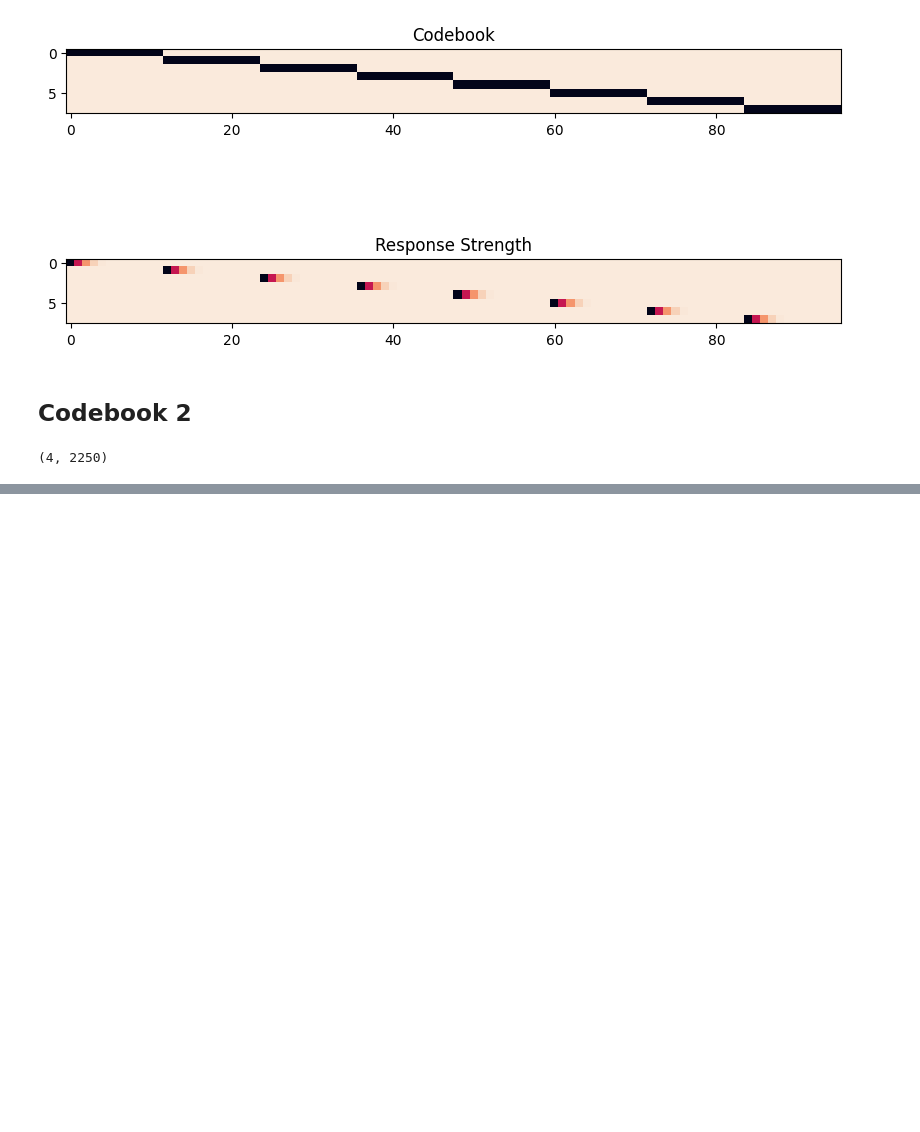
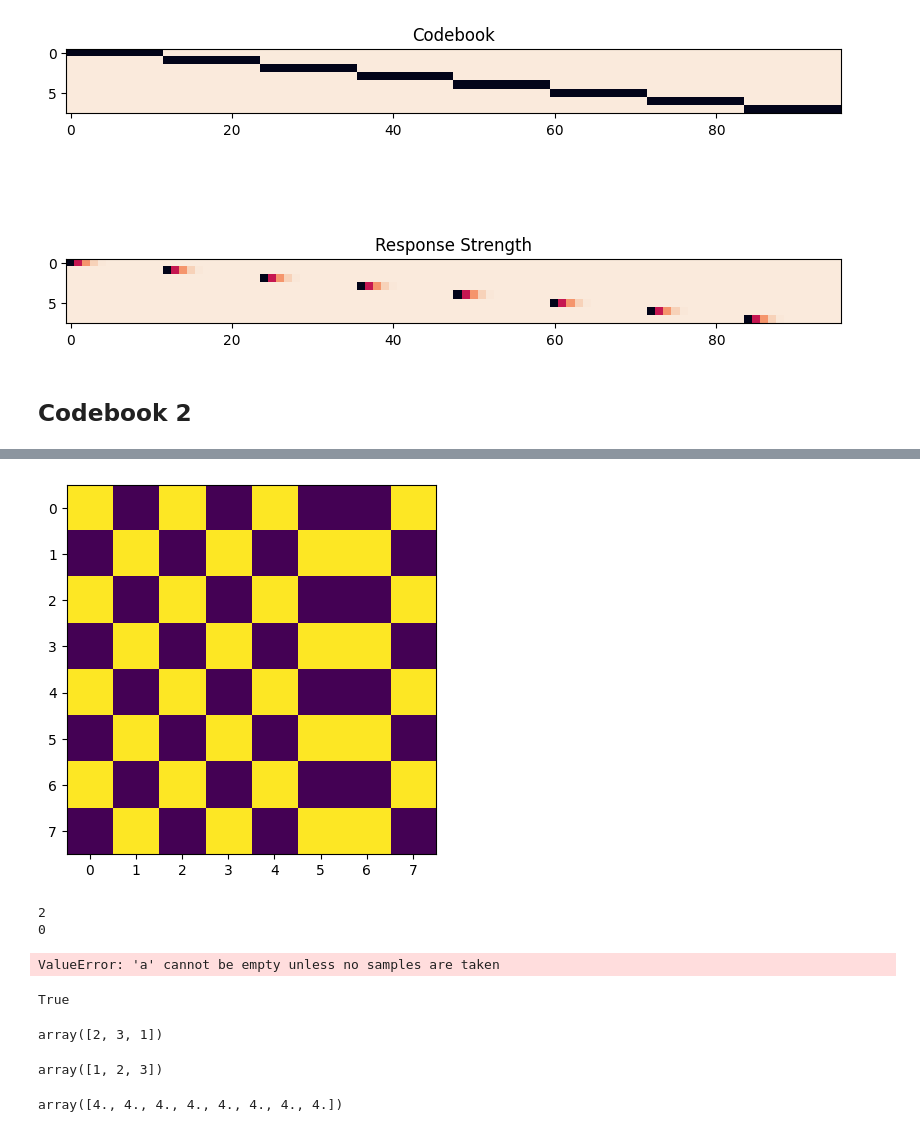
Before and after one commit to amar-enkhbat/codebook_generator, a Jupyter notebook: gen_seq.ipynb, the cells around one changed output, grey strips where cells are left out. Cells and saved outputs as stored; diff of their text form; code cells hidden in the pictures; blank space fills up the shorter version.

```diff
--- a/gen_seq.ipynb
+++ b/gen_seq.ipynb
@@ -136,19 +102,6 @@ off_duration = 150
 switch_duration = 500
 
 n_blinks = 12
-
 n_blinked = 0
-
 n_reps = 1
+n_highlights = 3
-# %%
-def compute_response(codebook: np.ndarray, type: str='exp', window_size: int=12) -> float:
-    window = np.linspace(0, 1, window_size)
-# %% [output]
-(4, 2250)
-# %%
-a = np.random.choice([0, 1], size=[4, 32], p=[0.5, 0.5])
-
-for i in range(a.shape[0]):
-    for j in range(a.shape[1]):
-        print(f'{int(a[i, j])} ', end='')
-    print()
@@ -156,0 +173,15 @@ int(a[i, j])
+# %%
+# for i in np.random.randint(0, 10000000, 10):
+#     print(i)
+i = 3744432
+np.random.seed(i)
+
+codebook = gen_codebook(
+    n_objs=8, n_obj_highlights=4, n_off_intervals=1, n_min_highlights=4
+)
+
+plt.imshow(codebook)
+plt.xticks(np.arange(codebook.shape[1]))
+plt.yticks(np.arange(codebook.shape[0]))
+plt.show()
+# %% [output]
@@ -156,0 +192,50 @@ int(a[i, j])
+[figure, added]
+# %%
+def select_idc(idc_pool: list, n_highlights: int) -> list:
+    idc = idc_pool
+    selected_idc = []
+
+    # Repeat until number of indeces are equal to n_highlights
+    while len(selected_idc) < n_highlights:
+        # If neighbors are selected reset and try again
+        if len(idc) == 0:
+            idc = idc_pool
+            selected_idc = []
+
+        # pick random index
+        print(len(idc))
+        idx = np.random.choice(idc, size=1, replace=False).tolist()[0]
+        selected_idc.append(idx)
+
+        # Remove index and its neighbors
+        idc.remove(idx)
+        if idx - 1 in idc:
+            idc.remove(idx - 1)
+        if idx + 1 in idc:
+            idc.remove(idx + 1)
+
+    return selected_idc
+
+select_idc([3, 4], 2)
+# %% [output]
+2
+0
+ValueError: 'a' cannot be empty unless no samples are taken
+# %%
+idc_diffs = np.array([2, 1, 5])
+1 in idc_diffs
+# %% [output]
+True
+# %%
+a = np.array([1, 3, 6, 7])
+np.diff(a)
+# %% [output]
+array([2, 3, 1])
+# %%
+np.sort(np.diff(a))
+# %% [output]
+array([1, 2, 3])
+# %%
+codebook.sum(axis=0)
+# %% [output]
+array([4., 4., 4., 4., 4., 4., 4., 4.])
```
Also changed, not shown: parts of 8 cells of this notebook.
